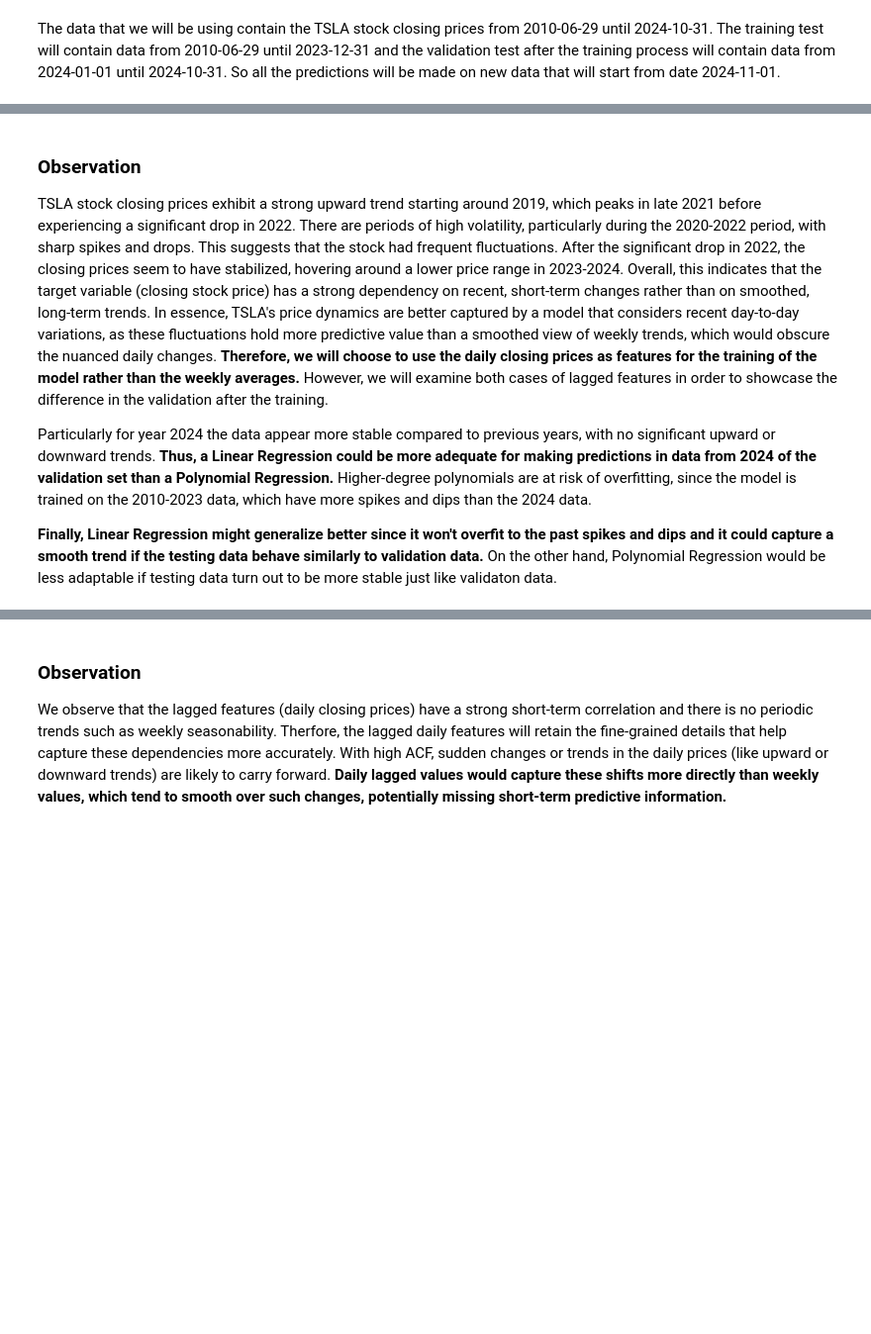
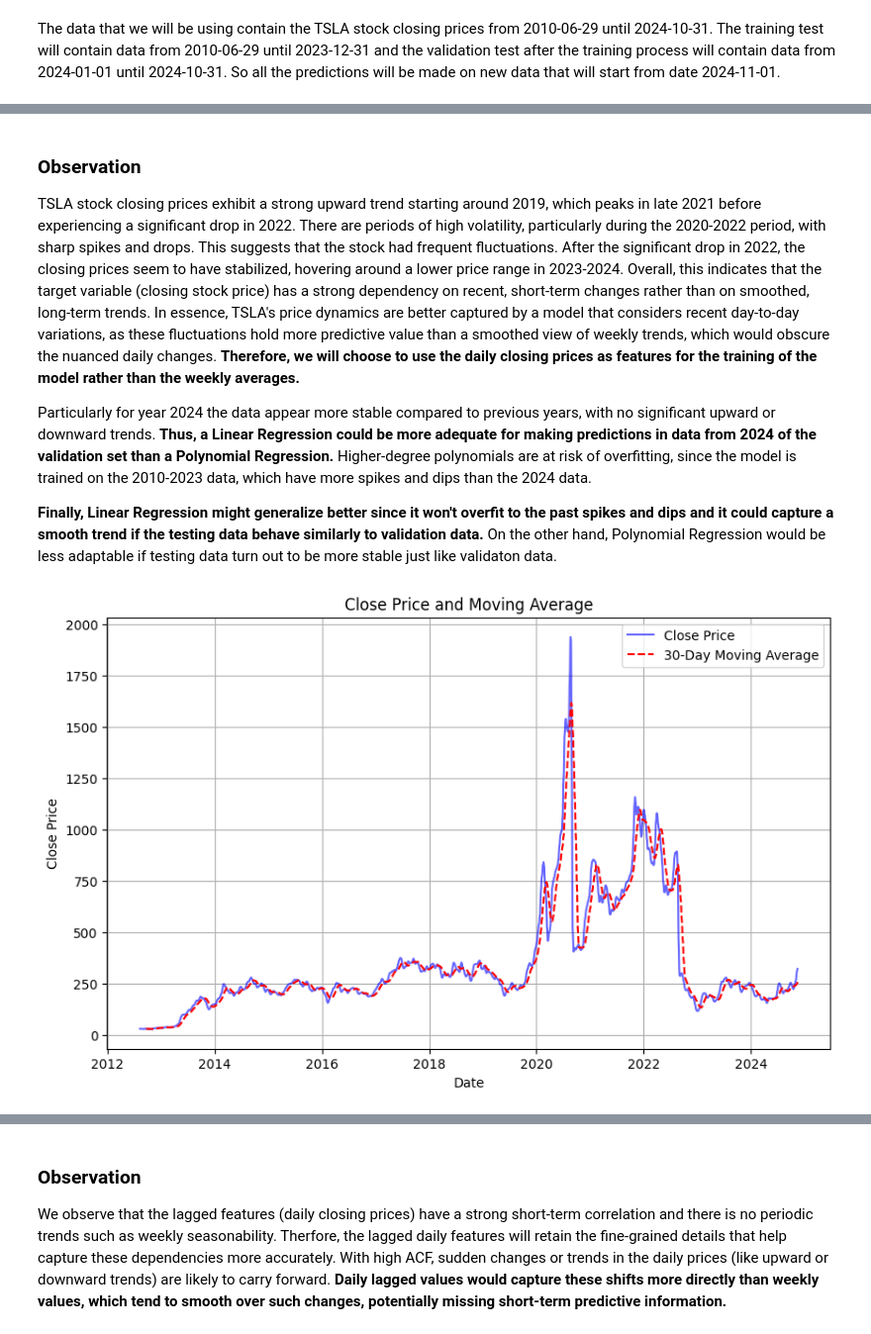
Before and after one commit to miltiadiss/CEID_NE5237-Decision-Theory, a Jupyter notebook: TSLA_stock_price_prediction.ipynb, the cells around one changed output, grey strips where cells are left out. Shown at 99% size. Saved outputs shown, nothing was run; the diff lists cells and outputs as text; code cells hidden in the pictures; blank space fills up the shorter version.

```diff
--- a/TSLA_stock_price_prediction.ipynb
+++ b/TSLA_stock_price_prediction.ipynb
@@ -78,7 +126,23 @@ Data saved to close_prices.csv
 # %% [markdown]
 ### **Observation**
-TSLA stock closing prices exhibit a strong upward trend starting around 2019, which peaks in late 2021 before experiencing a significant drop in 2022. There are periods of high volatility, particularly during the 2020-2022 period, with sharp spikes and drops. This suggests that the stock had frequent fluctuations. After the significant drop in 2022, the closing prices seem to have stabilized, hovering around a lower price range in 2023-2024. Overall, this indicates that the target variable (closing stock price) has a strong dependency on recent, short-term changes rather than on smoothed, long-term trends. In essence, TSLA's price dynamics are better captured by a model that considers recent day-to-day variations, as these fluctuations hold more predictive value than a smoothed view of weekly trends, which would obscure the nuanced daily changes. **Therefore, we will choose to use the daily closing prices as features for the training of the model rather than the weekly averages.** However, we will examine both cases of lagged features in order to showcase the difference in the validation after the training.
+TSLA stock closing prices exhibit a strong upward trend starting around 2019, which peaks in late 2021 before experiencing a significant drop in 2022. There are periods of high volatility, particularly during the 2020-2022 period, with sharp spikes and drops. This suggests that the stock had frequent fluctuations. After the significant drop in 2022, the closing prices seem to have stabilized, hovering around a lower price range in 2023-2024. Overall, this indicates that the target variable (closing stock price) has a strong dependency on recent, short-term changes rather than on smoothed, long-term trends. In essence, TSLA's price dynamics are better captured by a model that considers recent day-to-day variations, as these fluctuations hold more predictive value than a smoothed view of weekly trends, which would obscure the nuanced daily changes. **Therefore, we will choose to use the daily closing prices as features for the training of the model rather than the weekly averages.**
 
 Particularly for year 2024 the data appear more stable compared to previous years, with no significant upward or downward trends. **Thus, a Linear Regression could be more adequate for making predictions in data from 2024 of the validation set than a Polynomial Regression.** Higher-degree polynomials are at risk of overfitting, since the model is trained on the 2010-2023 data, which have more spikes and dips than the 2024 data.
 
 **Finally, Linear Regression might generalize better since it won't overfit to the past spikes and dips and it could capture a smooth trend if the testing data behave similarly to validation data.** On the other hand, Polynomial Regression would be less adaptable if testing data turn out to be more stable just like validaton data.
+# %%
+# Calculate Simple Moving Average (SMA) with window size 30 days
+SMA_30 = df['Close'].rolling(window=30).mean()
+
+# Plot Close Prices with Moving Average
+plt.figure(figsize=(10, 6))
+plt.plot(df['Date'], df['Close'], label='Close Price', color='blue', alpha=0.6)
+plt.plot(df['Date'], SMA_30, label='30-Day Moving Average', color='red', linestyle='--')
+plt.title("Close Price and Moving Average")
+plt.xlabel('Date')
+plt.ylabel('Close Price')
+plt.legend()
+plt.grid(True)
+plt.show()
+# %% [output]
+[figure, added]
```
Also changed, not shown: parts of 33 cells of this notebook.
